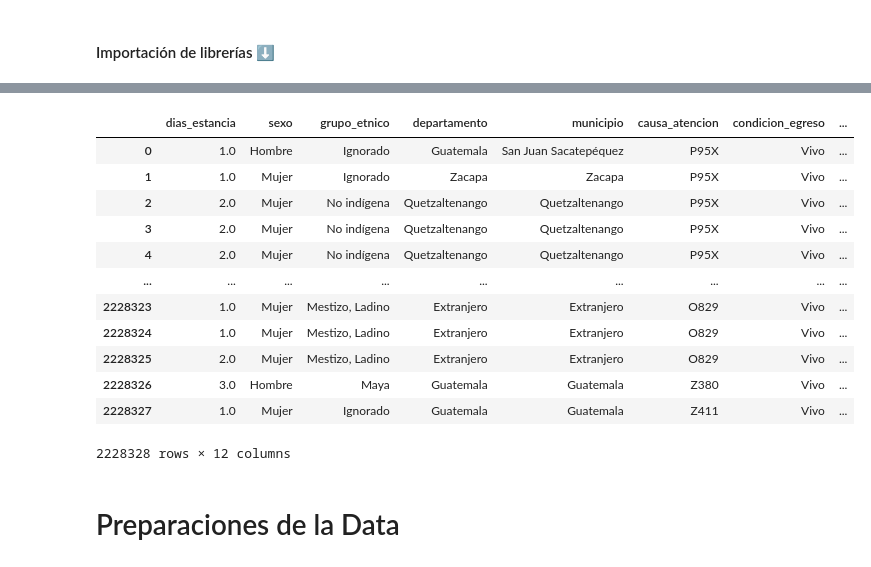
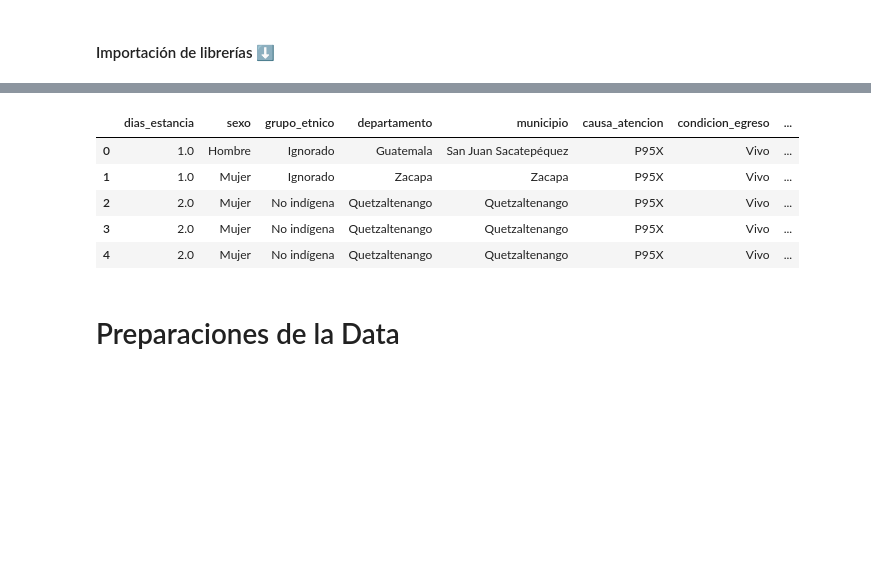
Before and after one commit to Andrea-gt/ml-los-guatemala, a Jupyter notebook: RandomForest/ClassificationModels.ipynb, the cells around one changed output, grey strips where cells are left out. Drawn from its saved outputs; the diff is of its cells as text; code cells hidden in the pictures; blank space fills up the shorter version.

```diff
--- a/RandomForest/ClassificationModels.ipynb
+++ b/RandomForest/ClassificationModels.ipynb
@@ -19,22 +27,15 @@ import seaborn as sns
 # %%
 # Importar data de un csv
-data = pd.read_csv('los_data_gt.csv')
+data = pd.read_csv('../los_data_gt.csv')
 df = data.copy()
-data
+data.head()
 # %% [output]
 |  | dias_estancia | sexo | grupo_etnico | departamento | municipio | causa_atencion | condicion_egreso | ... |
 | 0 | 1.0 | Hombre | Ignorado | Guatemala | San Juan Sacatepéquez | P95X | Vivo | ... |
 | 1 | 1.0 | Mujer | Ignorado | Zacapa | Zacapa | P95X | Vivo | ... |
 | 2 | 2.0 | Mujer | No indígena | Quetzaltenango | Quetzaltenango | P95X | Vivo | ... |
 | 3 | 2.0 | Mujer | No indígena | Quetzaltenango | Quetzaltenango | P95X | Vivo | ... |
 | 4 | 2.0 | Mujer | No indígena | Quetzaltenango | Quetzaltenango | P95X | Vivo | ... |
-| ... | ... | ... | ... | ... | ... | ... | ... | ... |
-| 2228323 | 1.0 | Mujer | Mestizo, Ladino | Extranjero | Extranjero | O829 | Vivo | ... |
-| 2228324 | 1.0 | Mujer | Mestizo, Ladino | Extranjero | Extranjero | O829 | Vivo | ... |
-| 2228325 | 2.0 | Mujer | Mestizo, Ladino | Extranjero | Extranjero | O829 | Vivo | ... |
-| 2228326 | 3.0 | Hombre | Maya | Guatemala | Guatemala | Z380 | Vivo | ... |
-| 2228327 | 1.0 | Mujer | Ignorado | Guatemala | Guatemala | Z411 | Vivo | ... |
-2228328 rows × 12 columns
 # %% [markdown]
 # Preparaciones de la Data
 # %%
```
Also changed, not shown: parts of 5 cells of this notebook.
